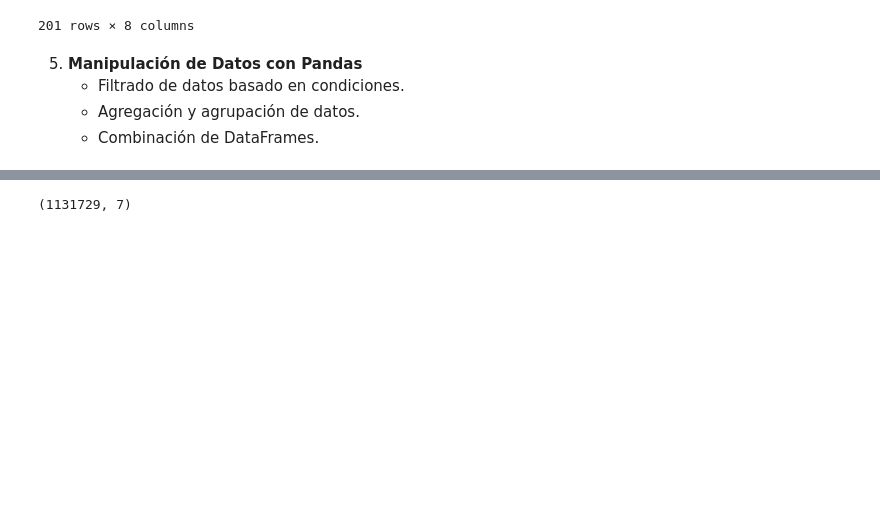
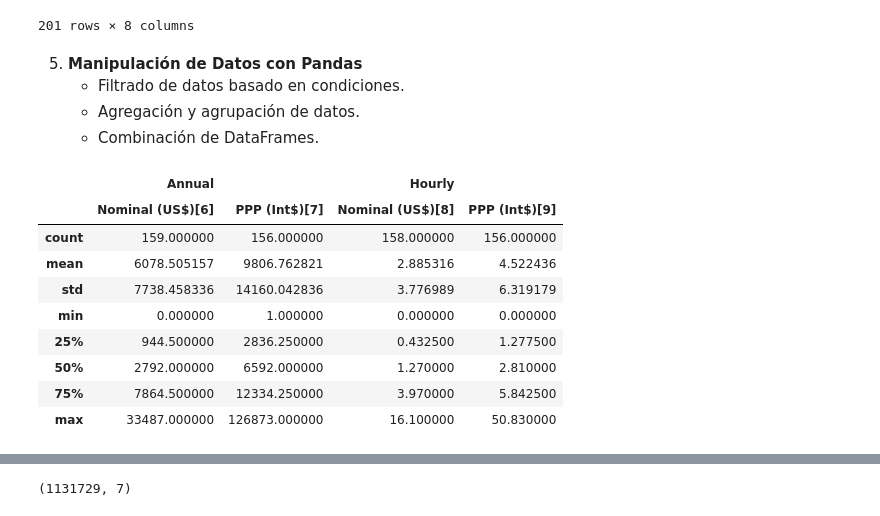
Before and after one commit to alejo-acosta/curso-python-ciee, a Jupyter notebook: 4.0. Pandas.ipynb, the cells around one changed output, grey strips where cells are left out. Cells and saved outputs as stored; diff of their text form; code cells hidden in the pictures; blank space fills up the shorter version.

```diff
--- a/4.0. Pandas.ipynb
+++ b/4.0. Pandas.ipynb
@@ -176,4 +176,17 @@ mw
    - Filtrado de datos basado en condiciones.
    - Agregación y agrupación de datos.
    - Combinación de DataFrames.
+# %%
+mw.describe()
+# %% [output]
+|  | Annual |  | Hourly |  |
+|  | Nominal (US$)[6] | PPP (Int$)[7] | Nominal (US$)[8] | PPP (Int$)[9] |
+| count | 159.000000 | 156.000000 | 158.000000 | 156.000000 |
+| mean | 6078.505157 | 9806.762821 | 2.885316 | 4.522436 |
+| std | 7738.458336 | 14160.042836 | 3.776989 | 6.319179 |
+| min | 0.000000 | 1.000000 | 0.000000 | 0.000000 |
+| 25% | 944.500000 | 2836.250000 | 0.432500 | 1.277500 |
+| 50% | 2792.000000 | 6592.000000 | 1.270000 | 2.810000 |
+| 75% | 7864.500000 | 12334.250000 | 3.970000 | 5.842500 |
+| max | 33487.000000 | 126873.000000 | 16.100000 | 50.830000 |
 # %%
```
Also changed, not shown: parts of 6 cells of this notebook, 1 other file.
